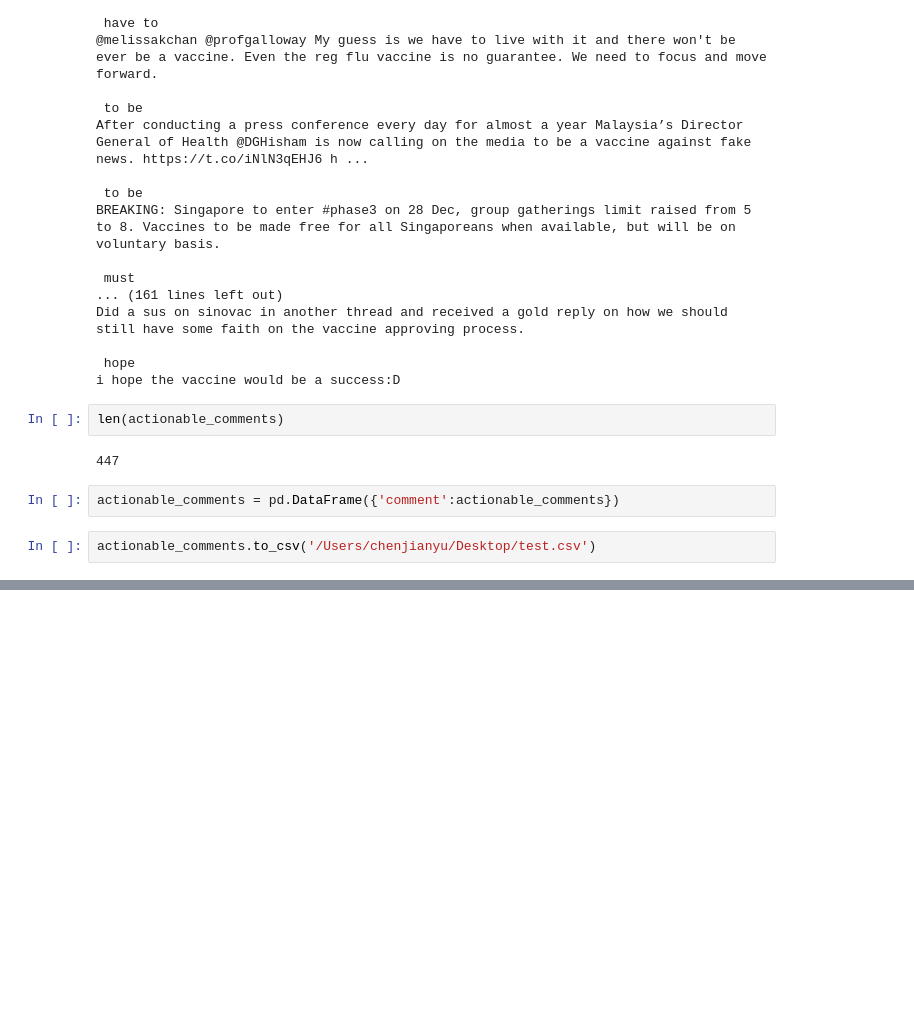
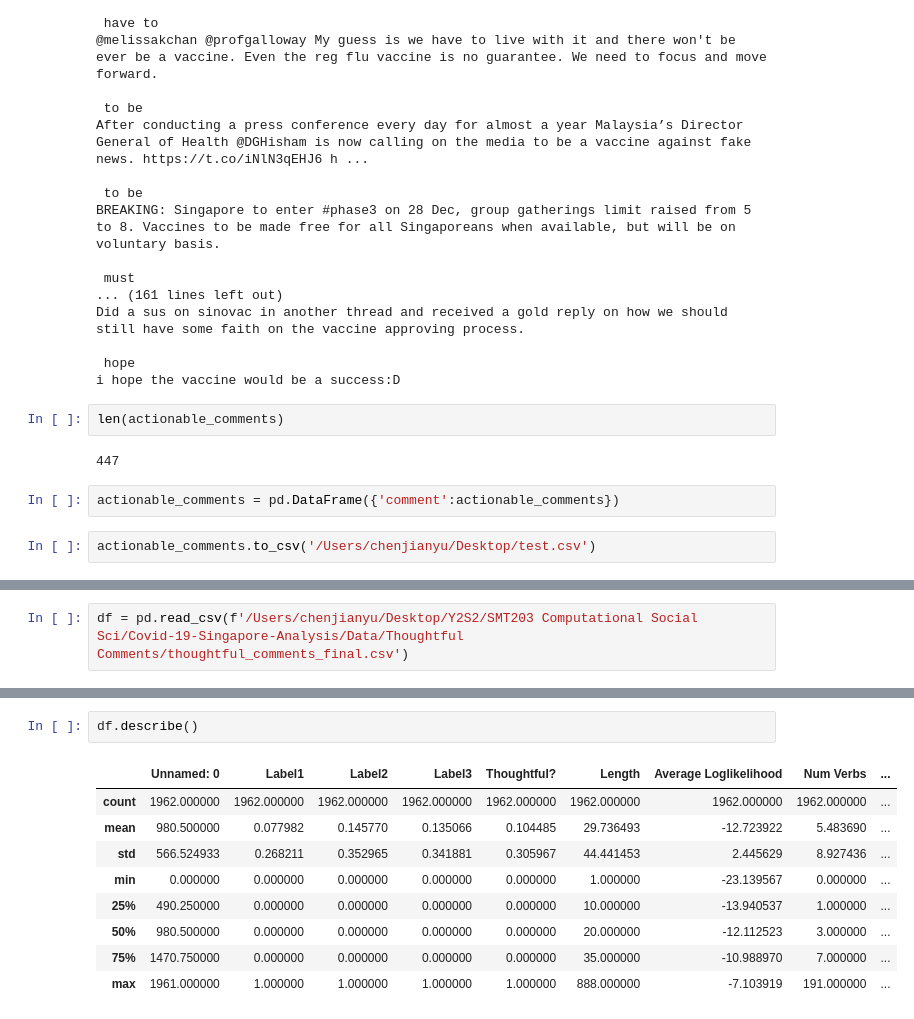
Before and after one commit to CJianYu98/Covid-19-Singapore-Analysis, a Jupyter notebook: test.ipynb, the cells around one changed output, grey strips where cells are left out. Drawn from its saved outputs; the diff is of its cells as text; blank space fills up the shorter version.

```diff
--- a/test.ipynb
+++ b/test.ipynb
@@ -353,0 +356,2 @@ actionable_comments.to_csv('/Users/chenjianyu/Desktop/test.csv')
+# %%
+df = pd.read_csv(f'/Users/chenjianyu/Desktop/Y2S2/SMT203 Computational Social Sci/Covid-19-Singapore-Analysis/Data/Thoughtful Comments/thoughtful_comments_final.csv')
@@ -353,0 +367,12 @@ actionable_comments.to_csv('/Users/chenjianyu/Desktop/test.csv')
+# %%
+df.describe()
+# %% [output]
+|  | Unnamed: 0 | Label1 | Label2 | Label3 | Thoughtful? | Length | Average Loglikelihood | Num Verbs | ... |
+| count | 1962.000000 | 1962.000000 | 1962.000000 | 1962.000000 | 1962.000000 | 1962.000000 | 1962.000000 | 1962.000000 | ... |
+| mean | 980.500000 | 0.077982 | 0.145770 | 0.135066 | 0.104485 | 29.736493 | -12.723922 | 5.483690 | ... |
+| std | 566.524933 | 0.268211 | 0.352965 | 0.341881 | 0.305967 | 44.441453 | 2.445629 | 8.927436 | ... |
+| min | 0.000000 | 0.000000 | 0.000000 | 0.000000 | 0.000000 | 1.000000 | -23.139567 | 0.000000 | ... |
+| 25% | 490.250000 | 0.000000 | 0.000000 | 0.000000 | 0.000000 | 10.000000 | -13.940537 | 1.000000 | ... |
+| 50% | 980.500000 | 0.000000 | 0.000000 | 0.000000 | 0.000000 | 20.000000 | -12.112523 | 3.000000 | ... |
+| 75% | 1470.750000 | 0.000000 | 0.000000 | 0.000000 | 0.000000 | 35.000000 | -10.988970 | 7.000000 | ... |
+| max | 1961.000000 | 1.000000 | 1.000000 | 1.000000 | 1.000000 | 888.000000 | -7.103919 | 191.000000 | ... |
```
Also changed, not shown: parts of 4 cells of this notebook, 6 other files.
